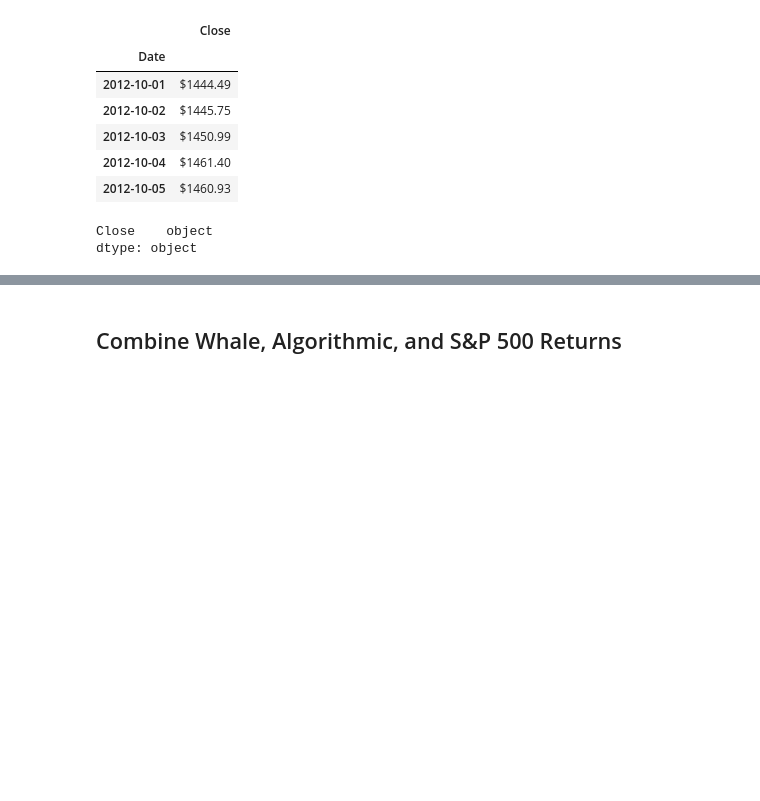
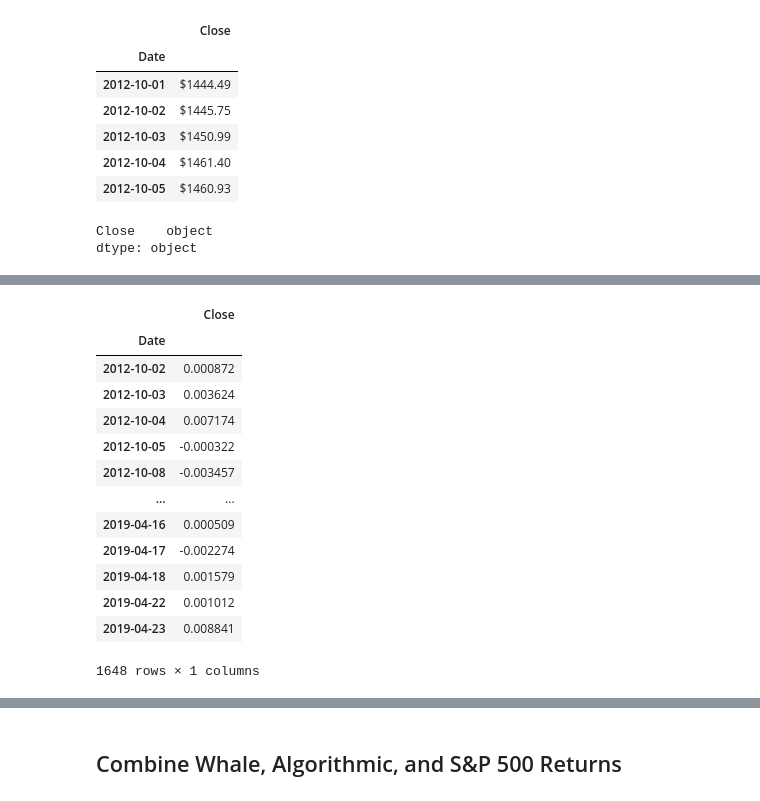
Before and after one commit to gerxxoo/Module_4_challenge, a Jupyter notebook: Starter_Code/whale_analysis.ipynb, the cells around one changed output, grey strips where cells are left out. Cells and saved outputs as stored; diff of their text form; code cells hidden in the pictures; blank space fills up the shorter version.

```diff
--- a/Starter_Code/whale_analysis.ipynb
+++ b/Starter_Code/whale_analysis.ipynb
@@ -145,2 +153,22 @@ sp500.head()
+# %%
+# Drop nulls
+# clean_sp500 = sp500_returns.isnull().sum()  ## Checking for nulls. There's one.
+clean_sp500 = sp500_returns.dropna()
+clean_sp500
+# %% [output]
+|  | Close |
+| Date |  |
+| 2012-10-02 | 0.000872 |
+| 2012-10-03 | 0.003624 |
+| 2012-10-04 | 0.007174 |
+| 2012-10-05 | -0.000322 |
+| 2012-10-08 | -0.003457 |
+| ... | ... |
+| 2019-04-16 | 0.000509 |
+| 2019-04-17 | -0.002274 |
+| 2019-04-18 | 0.001579 |
+| 2019-04-22 | 0.001012 |
+| 2019-04-23 | 0.008841 |
+1648 rows × 1 columns
 # %%
 # Rename `Close` Column to be specific to this portfolio.
```
Also changed, not shown: parts of 7 cells of this notebook.
